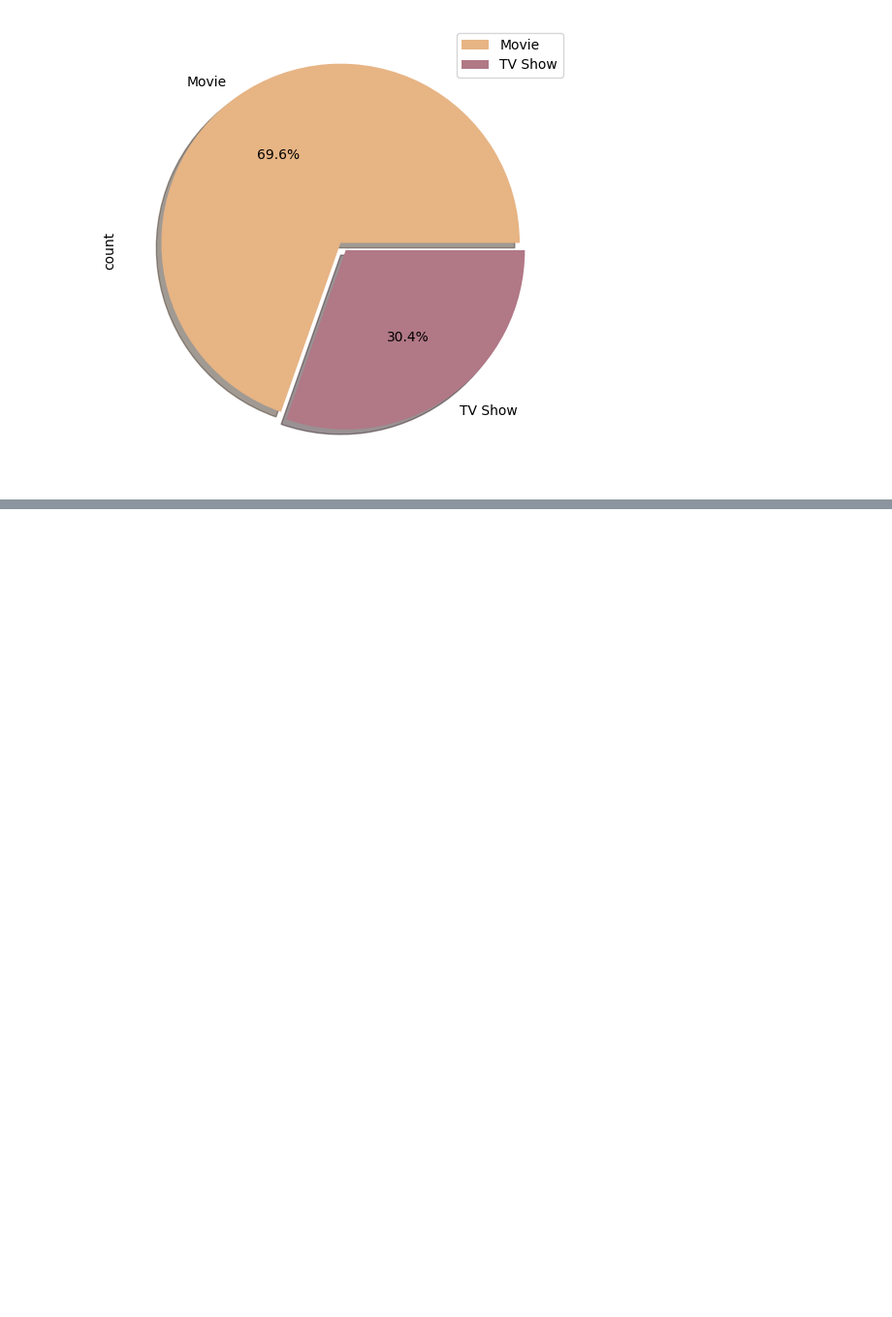
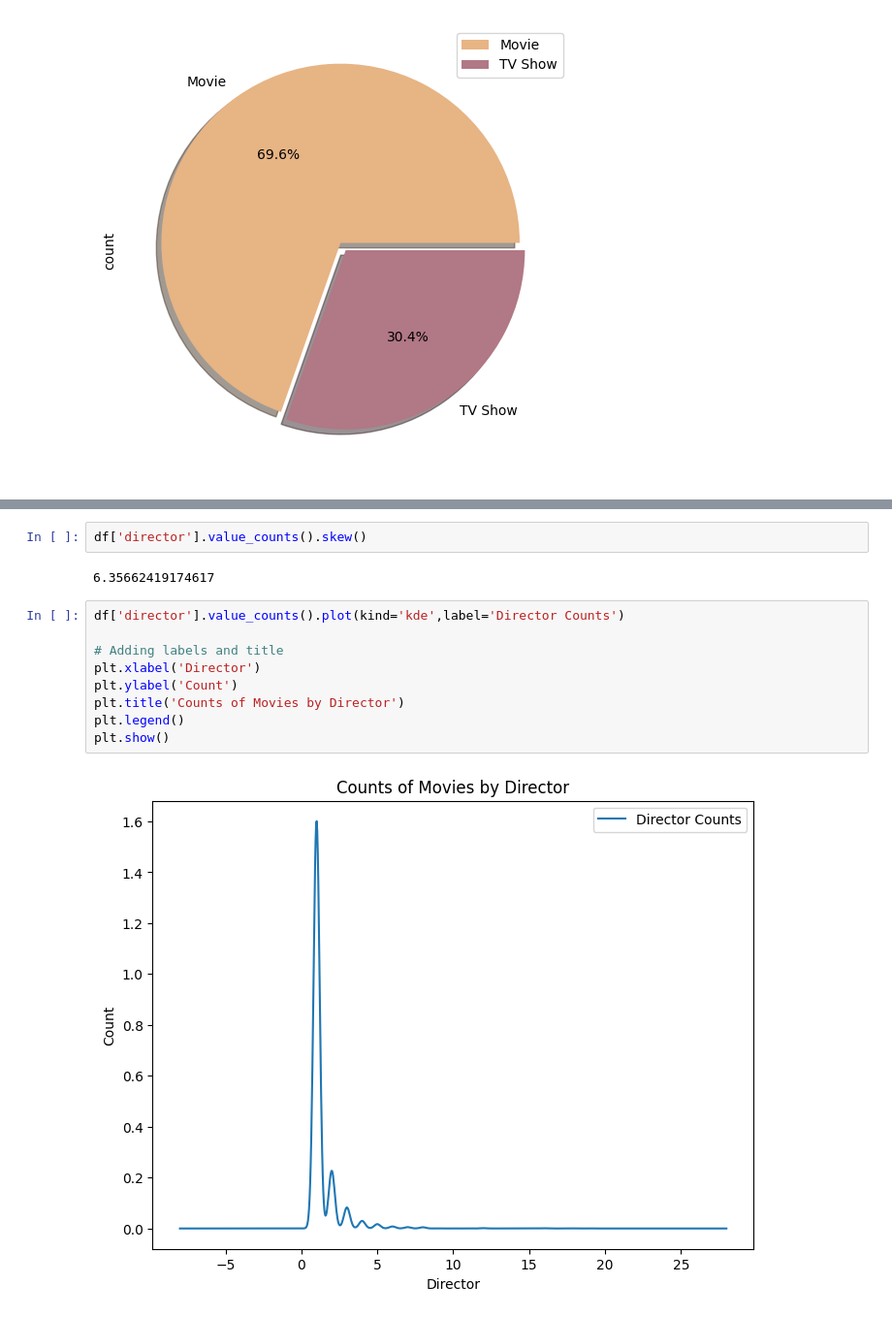
Before and after one commit to Jit562/NetFlix_data_EDA_Analysis, a Jupyter notebook: NetFlix_Data_EDA.ipynb, the cells around one changed output, grey strips where cells are left out. Shown at 97% size. Cells and saved outputs as stored; diff of their text form; blank space fills up the shorter version.

```diff
--- a/NetFlix_Data_EDA.ipynb
+++ b/NetFlix_Data_EDA.ipynb
@@ -124,0 +329,15 @@ plt.show()
+# %%
+df['director'].value_counts().skew()
+# %% [output]
+6.35662419174617
+# %%
+df['director'].value_counts().plot(kind='kde',label='Director Counts')
+
+# Adding labels and title
+plt.xlabel('Director')
+plt.ylabel('Count')
+plt.title('Counts of Movies by Director')
+plt.legend()
+plt.show()
+# %% [output]
+[figure, added]
```
Also changed, not shown: parts of 31 cells of this notebook.
